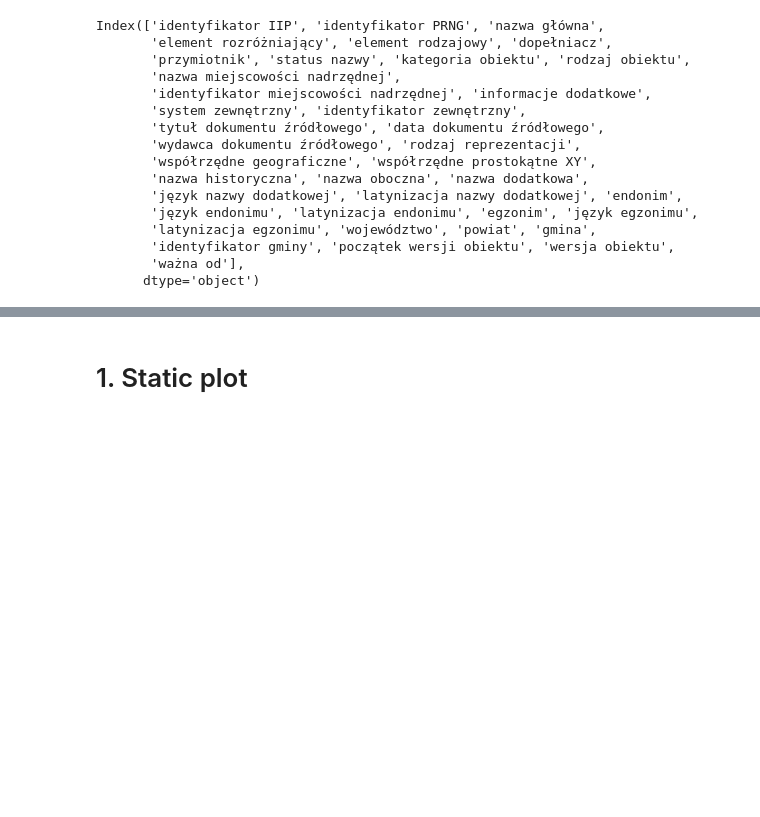
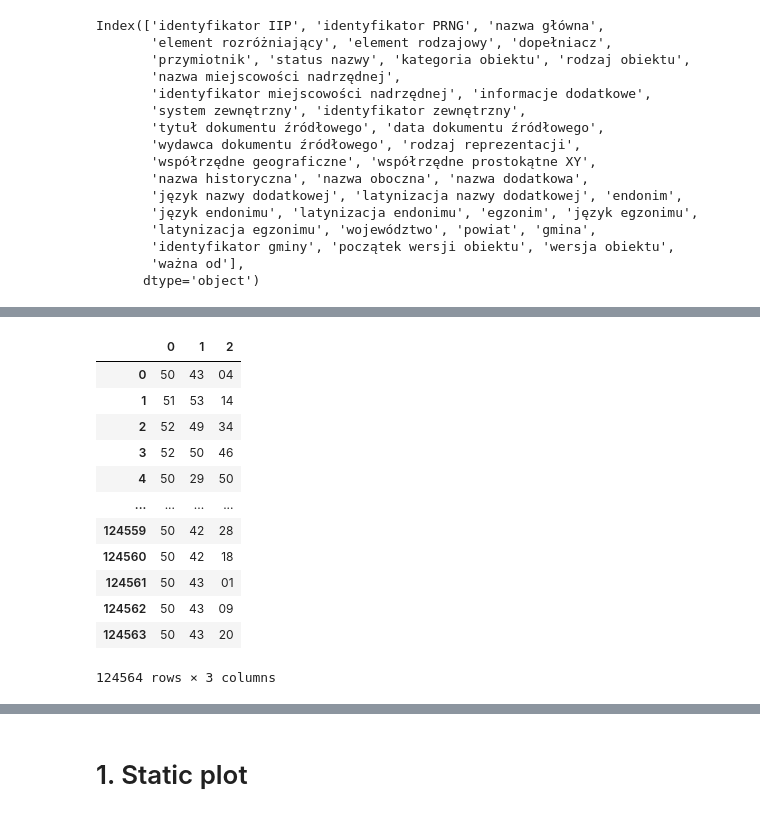
Before and after one commit to KosAqH/Cities-Visualization, a Jupyter notebook: test.ipynb, the cells around one changed output, grey strips where cells are left out. Saved outputs shown, nothing was run; the diff lists cells and outputs as text; code cells hidden in the pictures; blank space fills up the shorter version.

```diff
--- a/test.ipynb
+++ b/test.ipynb
@@ -179,4 +241,4 @@ Index(['identyfikator IIP', 'identyfikator PRNG', 'nazwa główna',
        'ważna od'],
       dtype='object')
 # %%
-df = df[["identyfikator PRNG", "nazwa główna", "status nazwy", "nazwa miejscowości nadrzędnej", "współrzędne geograficzne", "województwo", "powiat", "gmina"]]
+df = df[["identyfikator PRNG", "nazwa główna", "status nazwy", "nazwa miejscowości nadrzędnej", "współrzędne geograficzne", "województwo", "powiat", "gmina"]].copy()
@@ -184,0 +245,11 @@ KeyError: "['nazwa_główna', 'status_nazwy'] not in index"
+# %%
+df.rename(columns = {'identyfikator PRNG':'id',
+                     'nazwa główna': 'name',
+                     'status nazwy': 'status',
+                     "nazwa miejscowości nadrzędnej": "higher_rank_object_name",
+                     "współrzędne geograficzne": "geo_coords",
+                     "województwo": "voivodeship",
+                     "powiat": "district",
+                     "gmina": "commune"
+                     },
+          inplace = True)
@@ -184,0 +273,16 @@ KeyError: "['nazwa_główna', 'status_nazwy'] not in index"
+# %%
+pd.DataFrame(df["lat"].apply(split_coords).to_list())
+# %% [output]
+|  | 0 | 1 | 2 |
+| 0 | 50 | 43 | 04 |
+| 1 | 51 | 53 | 14 |
+| 2 | 52 | 49 | 34 |
+| 3 | 52 | 50 | 46 |
+| 4 | 50 | 29 | 50 |
+| ... | ... | ... | ... |
+| 124559 | 50 | 42 | 28 |
+| 124560 | 50 | 42 | 18 |
+| 124561 | 50 | 43 | 01 |
+| 124562 | 50 | 43 | 09 |
+| 124563 | 50 | 43 | 20 |
+124564 rows × 3 columns
```
Also changed, not shown: parts of 18 cells of this notebook.
